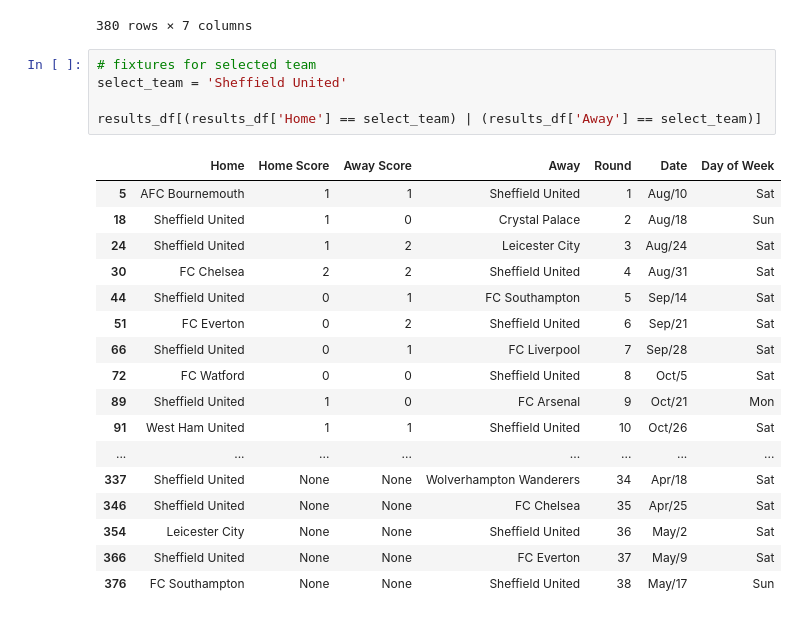
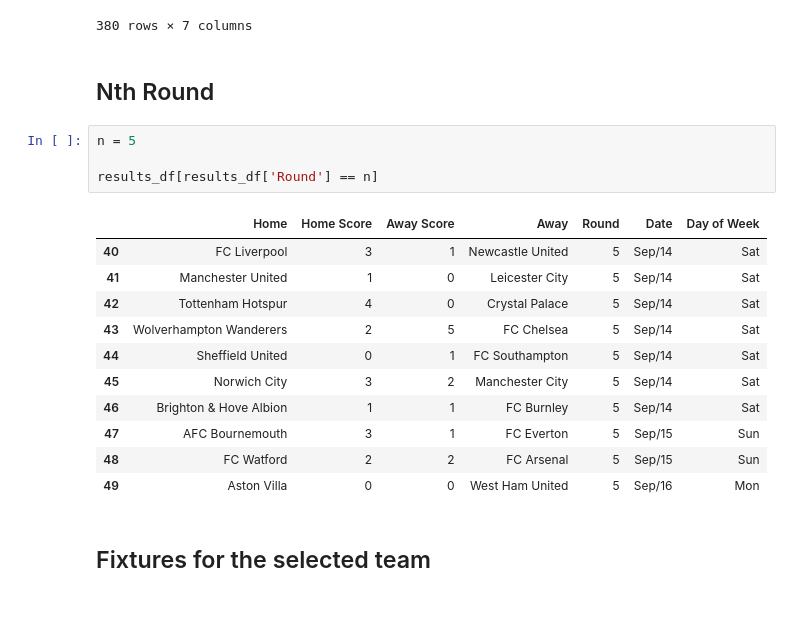
Before and after one commit to frankimi/Premier-League-Standing, a Jupyter notebook: Premier League 2019-2020 Analysis.ipynb, the cells around one changed output. Saved outputs shown, nothing was run; the diff lists cells and outputs as text.

```diff
--- a/Premier League 2019-2020 Analysis.ipynb
+++ b/Premier League 2019-2020 Analysis.ipynb
@@ -102,26 +102,23 @@ results_df
 | 378 | Manchester City | None | None | Norwich City | 38 | May/17 | Sun |
 | 379 | FC Burnley | None | None | Brighton & Hove Albion | 38 | May/17 | Sun |
 380 rows × 7 columns
-# %%
-# fixtures for selected team
-select_team = 'Sheffield United'
-
-results_df[(results_df['Home'] == select_team) | (results_df['Away'] == select_team)]
-# %% [output]
-|  | Home | Home Score | Away Score | Away | Round | Date | Day of Week |
-| 5 | AFC Bournemouth | 1 | 1 | Sheffield United | 1 | Aug/10 | Sat |
-| 18 | Sheffield United | 1 | 0 | Crystal Palace | 2 | Aug/18 | Sun |
-| 24 | Sheffield United | 1 | 2 | Leicester City | 3 | Aug/24 | Sat |
-| 30 | FC Chelsea | 2 | 2 | Sheffield United | 4 | Aug/31 | Sat |
-| 44 | Sheffield United | 0 | 1 | FC Southampton | 5 | Sep/14 | Sat |
-| 51 | FC Everton | 0 | 2 | Sheffield United | 6 | Sep/21 | Sat |
-| 66 | Sheffield United | 0 | 1 | FC Liverpool | 7 | Sep/28 | Sat |
-| 72 | FC Watford | 0 | 0 | Sheffield United | 8 | Oct/5 | Sat |
-| 89 | Sheffield United | 1 | 0 | FC Arsenal | 9 | Oct/21 | Mon |
-| 91 | West Ham United | 1 | 1 | Sheffield United | 10 | Oct/26 | Sat |
-| ... | ... | ... | ... | ... | ... | ... | ... |
-| 337 | Sheffield United | None | None | Wolverhampton Wanderers | 34 | Apr/18 | Sat |
-| 346 | Sheffield United | None | None | FC Chelsea | 35 | Apr/25 | Sat |
-| 354 | Leicester City | None | None | Sheffield United | 36 | May/2 | Sat |
-| 366 | Sheffield United | None | None | FC Everton | 37 | May/9 | Sat |
-| 376 | FC Southampton | None | None | Sheffield United | 38 | May/17 | Sun |
+# %% [markdown]
+## Nth Round
+# %%
+n = 5
+
+results_df[results_df['Round'] == n]
+# %% [output]
+|  | Home | Home Score | Away Score | Away | Round | Date | Day of Week |
+| 40 | FC Liverpool | 3 | 1 | Newcastle United | 5 | Sep/14 | Sat |
+| 41 | Manchester United | 1 | 0 | Leicester City | 5 | Sep/14 | Sat |
+| 42 | Tottenham Hotspur | 4 | 0 | Crystal Palace | 5 | Sep/14 | Sat |
+| 43 | Wolverhampton Wanderers | 2 | 5 | FC Chelsea | 5 | Sep/14 | Sat |
+| 44 | Sheffield United | 0 | 1 | FC Southampton | 5 | Sep/14 | Sat |
+| 45 | Norwich City | 3 | 2 | Manchester City | 5 | Sep/14 | Sat |
+| 46 | Brighton & Hove Albion | 1 | 1 | FC Burnley | 5 | Sep/14 | Sat |
+| 47 | AFC Bournemouth | 3 | 1 | FC Everton | 5 | Sep/15 | Sun |
+| 48 | FC Watford | 2 | 2 | FC Arsenal | 5 | Sep/15 | Sun |
+| 49 | Aston Villa | 0 | 0 | West Ham United | 5 | Sep/16 | Mon |
+# %% [markdown]
+## Fixtures for the selected team
```
Also changed, not shown: parts of 6 cells of this notebook.
